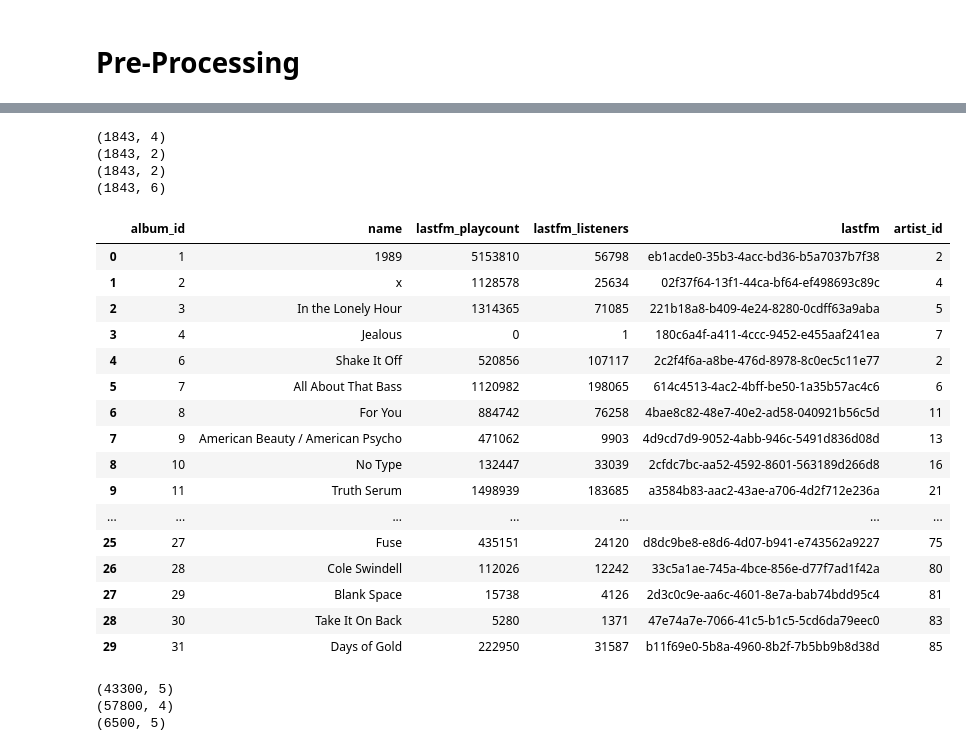
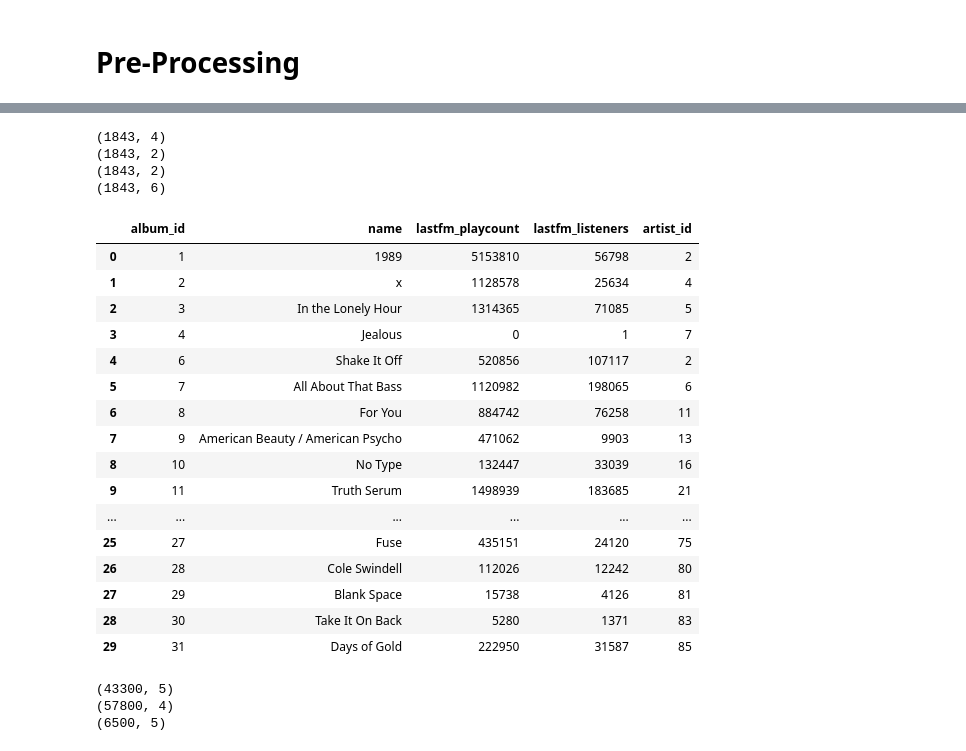
Before and after one commit to m21ark/s_music, a Jupyter notebook: data_clean.ipynb, the cells around one changed output, grey strips where cells are left out. Saved outputs shown, nothing was run; the diff lists cells and outputs as text; code cells hidden in the pictures.

Commit message:
A quick explore to add to the report and dropped more useless columns from cleaned data

```diff
--- a/data_clean.ipynb
+++ b/data_clean.ipynb
@@ -69,42 +69,45 @@ df_track.head(30)
 # %%
 print(df_album.shape)
 print(df_album_id_space.shape)
 print(df_artist_album.shape)
 
 # merge dataframes df_album and df_album_id_space
 df_album = pd.merge(df_album, df_album_id_space, on='album_id')
 df_album = pd.merge(df_album, df_artist_album, on='album_id')
 
 print(df_album.shape)
 
 df_album.head()
 
+# remove the lastfm column
+df_album = df_album.drop(columns=['lastfm'])
+
 # save to file
 df_album.to_csv('data_clean/album.csv', index=False, sep=',')
 
 df_album.head(30)
 # %% [output]
 (1843, 4)
 (1843, 2)
 (1843, 2)
 (1843, 6)
-|  | album_id | name | lastfm_playcount | lastfm_listeners | lastfm | artist_id |
-| 0 | 1 | 1989 | 5153810 | 56798 | eb1acde0-35b3-4acc-bd36-b5a7037b7f38 | 2 |
-| 1 | 2 | x | 1128578 | 25634 | 02f37f64-13f1-44ca-bf64-ef498693c89c | 4 |
-| 2 | 3 | In the Lonely Hour | 1314365 | 71085 | 221b18a8-b409-4e24-8280-0cdff63a9aba | 5 |
-| 3 | 4 | Jealous | 0 | 1 | 180c6a4f-a411-4ccc-9452-e455aaf241ea | 7 |
-| 4 | 6 | Shake It Off | 520856 | 107117 | 2c2f4f6a-a8be-476d-8978-8c0ec5c11e77 | 2 |
-| 5 | 7 | All About That Bass | 1120982 | 198065 | 614c4513-4ac2-4bff-be50-1a35b57ac4c6 | 6 |
-| 6 | 8 | For You | 884742 | 76258 | 4bae8c82-48e7-40e2-ad58-040921b56c5d | 11 |
-| 7 | 9 | American Beauty / American Psycho | 471062 | 9903 | 4d9cd7d9-9052-4abb-946c-5491d836d08d | 13 |
-| 8 | 10 | No Type | 132447 | 33039 | 2cfdc7bc-aa52-4592-8601-563189d266d8 | 16 |
-| 9 | 11 | Truth Serum | 1498939 | 183685 | a3584b83-aac2-43ae-a706-4d2f712e236a | 21 |
-| ... | ... | ... | ... | ... | ... | ... |
-| 25 | 27 | Fuse | 435151 | 24120 | d8dc9be8-e8d6-4d07-b941-e743562a9227 | 75 |
-| 26 | 28 | Cole Swindell | 112026 | 12242 | 33c5a1ae-745a-4bce-856e-d77f7ad1f42a | 80 |
-| 27 | 29 | Blank Space | 15738 | 4126 | 2d3c0c9e-aa6c-4601-8e7a-bab74bdd95c4 | 81 |
-| 28 | 30 | Take It On Back | 5280 | 1371 | 47e74a7e-7066-41c5-b1c5-5cd6da79eec0 | 83 |
-| 29 | 31 | Days of Gold | 222950 | 31587 | b11f69e0-5b8a-4960-8b2f-7b5bb9b8d38d | 85 |
+|  | album_id | name | lastfm_playcount | lastfm_listeners | artist_id |
+| 0 | 1 | 1989 | 5153810 | 56798 | 2 |
+| 1 | 2 | x | 1128578 | 25634 | 4 |
+| 2 | 3 | In the Lonely Hour | 1314365 | 71085 | 5 |
+| 3 | 4 | Jealous | 0 | 1 | 7 |
+| 4 | 6 | Shake It Off | 520856 | 107117 | 2 |
+| 5 | 7 | All About That Bass | 1120982 | 198065 | 6 |
+| 6 | 8 | For You | 884742 | 76258 | 11 |
+| 7 | 9 | American Beauty / American Psycho | 471062 | 9903 | 13 |
+| 8 | 10 | No Type | 132447 | 33039 | 16 |
+| 9 | 11 | Truth Serum | 1498939 | 183685 | 21 |
+| ... | ... | ... | ... | ... | ... |
+| 25 | 27 | Fuse | 435151 | 24120 | 75 |
+| 26 | 28 | Cole Swindell | 112026 | 12242 | 80 |
+| 27 | 29 | Blank Space | 15738 | 4126 | 81 |
+| 28 | 30 | Take It On Back | 5280 | 1371 | 83 |
+| 29 | 31 | Days of Gold | 222950 | 31587 | 85 |
 # %%
 print(df_lastfm_rating.shape)
 df_lastfm_rating = df_lastfm_rating.drop(columns=['id'])
```
Also changed, not shown: parts of 2 cells of this notebook, 3 other files.
